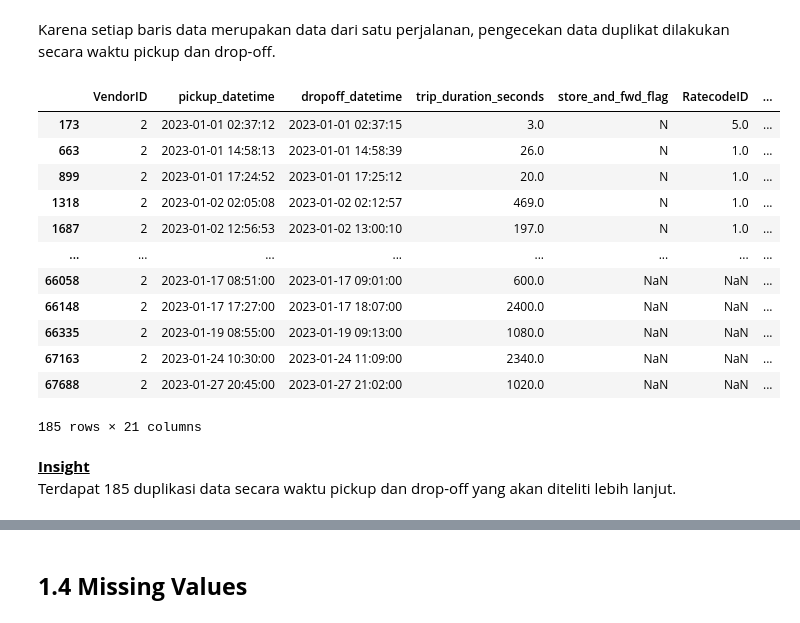
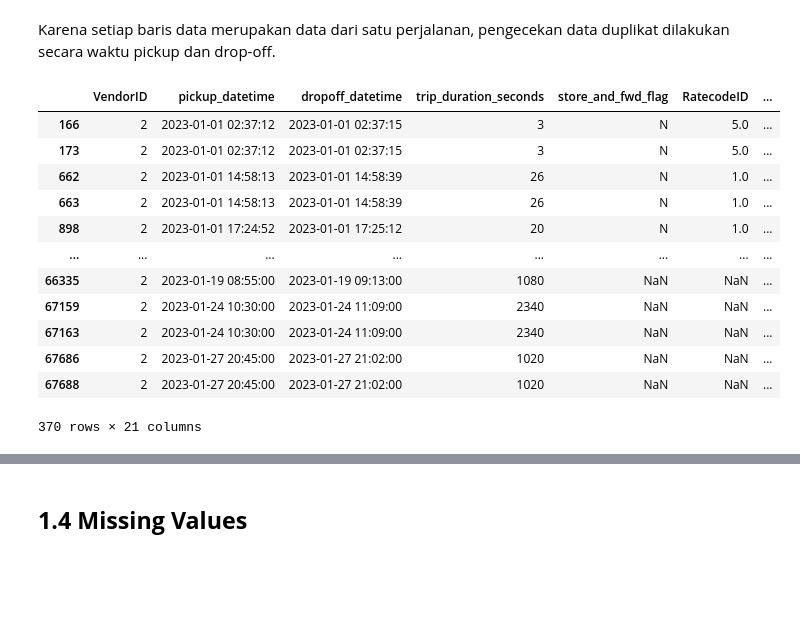
Before and after one commit to nheryanto/nyc-green-taxi, a Jupyter notebook: notebooks/1.0-nah-data-preparation.ipynb, the cells around one changed output, grey strips where cells are left out. Saved outputs shown, nothing was run; the diff lists cells and outputs as text; code cells hidden in the pictures; blank space fills up the shorter version.

Commit message:
update data preparation

```diff
--- a/notebooks/1.0-nah-data-preparation.ipynb
+++ b/notebooks/1.0-nah-data-preparation.ipynb
@@ -1,6 +1,6 @@
 # %%
 import pandas as pd
-pd.set_option('display.max_colwidth', None)
+pd.set_option('display.max_colwidth', 200)
 pd.set_option('display.max_columns', 30)
 import matplotlib.pyplot as plt
 import seaborn as sns
@@ -116,6 +116,6 @@ df = df.astype({
     'trip_type': 'object'
 })
 
-df.insert(loc=3, column='trip_duration_seconds', value=(df.dropoff_datetime - df.pickup_datetime).apply(lambda x: x.total_seconds()))
+df.insert(loc=3, column='trip_duration_seconds', value=(df.dropoff_datetime - df.pickup_datetime).apply(lambda x: x.total_seconds()).astype('int64'))
 # %% [markdown]
 <u>**Insight**</u>
@@ -168,21 +149,18 @@ display(df.describe(), df.describe(include='object'))
 # %% [markdown]
 Karena setiap baris data merupakan data dari satu perjalanan, pengecekan data duplikat dilakukan secara waktu pickup dan drop-off.
 # %%
-df[df.duplicated(subset=['pickup_datetime', 'dropoff_datetime'])]
+df[df.duplicated(subset=['pickup_datetime', 'dropoff_datetime'], keep=False)]
 # %% [output]
 |  | VendorID | pickup_datetime | dropoff_datetime | trip_duration_seconds | store_and_fwd_flag | RatecodeID | ... |
-| 173 | 2 | 2023-01-01 02:37:12 | 2023-01-01 02:37:15 | 3.0 | N | 5.0 | ... |
-| 663 | 2 | 2023-01-01 14:58:13 | 2023-01-01 14:58:39 | 26.0 | N | 1.0 | ... |
-| 899 | 2 | 2023-01-01 17:24:52 | 2023-01-01 17:25:12 | 20.0 | N | 1.0 | ... |
-| 1318 | 2 | 2023-01-02 02:05:08 | 2023-01-02 02:12:57 | 469.0 | N | 1.0 | ... |
-| 1687 | 2 | 2023-01-02 12:56:53 | 2023-01-02 13:00:10 | 197.0 | N | 1.0 | ... |
+| 166 | 2 | 2023-01-01 02:37:12 | 2023-01-01 02:37:15 | 3 | N | 5.0 | ... |
+| 173 | 2 | 2023-01-01 02:37:12 | 2023-01-01 02:37:15 | 3 | N | 5.0 | ... |
+| 662 | 2 | 2023-01-01 14:58:13 | 2023-01-01 14:58:39 | 26 | N | 1.0 | ... |
+| 663 | 2 | 2023-01-01 14:58:13 | 2023-01-01 14:58:39 | 26 | N | 1.0 | ... |
+| 898 | 2 | 2023-01-01 17:24:52 | 2023-01-01 17:25:12 | 20 | N | 1.0 | ... |
 | ... | ... | ... | ... | ... | ... | ... | ... |
-| 66058 | 2 | 2023-01-17 08:51:00 | 2023-01-17 09:01:00 | 600.0 | NaN | NaN | ... |
-| 66148 | 2 | 2023-01-17 17:27:00 | 2023-01-17 18:07:00 | 2400.0 | NaN | NaN | ... |
-| 66335 | 2 | 2023-01-19 08:55:00 | 2023-01-19 09:13:00 | 1080.0 | NaN | NaN | ... |
-| 67163 | 2 | 2023-01-24 10:30:00 | 2023-01-24 11:09:00 | 2340.0 | NaN | NaN | ... |
-| 67688 | 2 | 2023-01-27 20:45:00 | 2023-01-27 21:02:00 | 1020.0 | NaN | NaN | ... |
+| 66335 | 2 | 2023-01-19 08:55:00 | 2023-01-19 09:13:00 | 1080 | NaN | NaN | ... |
+| 67159 | 2 | 2023-01-24 10:30:00 | 2023-01-24 11:09:00 | 2340 | NaN | NaN | ... |
+| 67163 | 2 | 2023-01-24 10:30:00 | 2023-01-24 11:09:00 | 2340 | NaN | NaN | ... |
+| 67686 | 2 | 2023-01-27 20:45:00 | 2023-01-27 21:02:00 | 1020 | NaN | NaN | ... |
+| 67688 | 2 | 2023-01-27 20:45:00 | 2023-01-27 21:02:00 | 1020 | NaN | NaN | ... |
-185 rows × 21 columns
+370 rows × 21 columns
-# %% [markdown]
-<u>**Insight**</u>
-<br>Terdapat 185 duplikasi data secara waktu pickup dan drop-off yang akan diteliti lebih lanjut.
```
Also changed, not shown: parts of 54 cells of this notebook.
